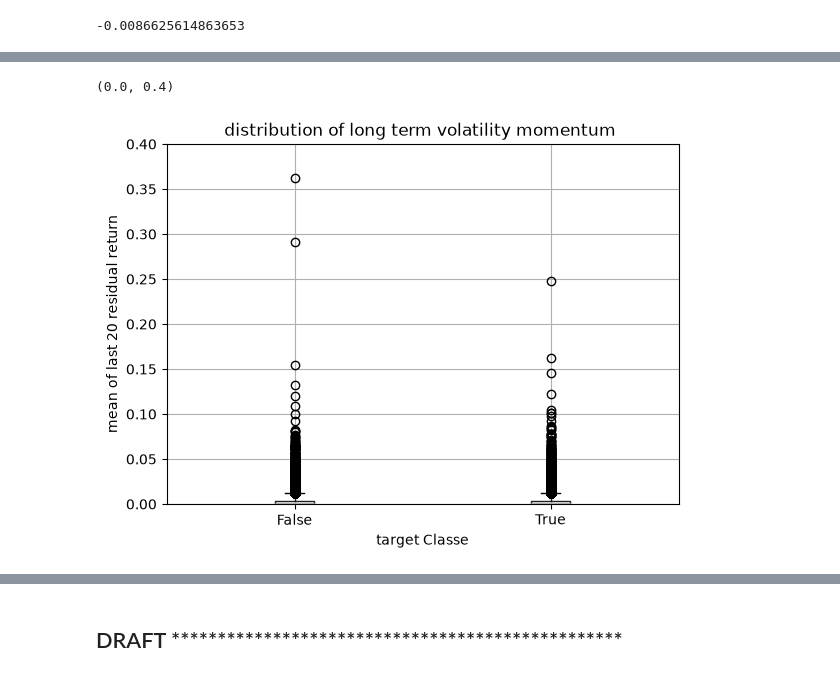
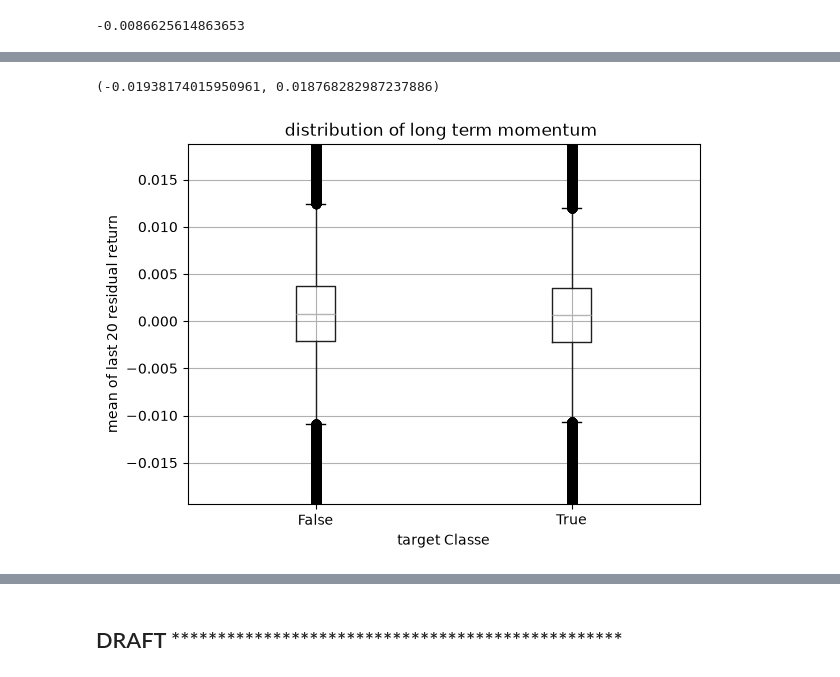
Before and after one commit to AchrafEssaleh/Market-Neutral-Alpha-Prediction, a Jupyter notebook: notebooks/feature_engineering.ipynb, the cells around one changed output, grey strips where cells are left out. Saved outputs shown, nothing was run; the diff lists cells and outputs as text; code cells hidden in the pictures.

Commit message:
feat: short term reversal features and momentum

```diff
--- a/notebooks/feature_engineering.ipynb
+++ b/notebooks/feature_engineering.ipynb
@@ -332,13 +423,15 @@ df_target_mean20.groupby(df_target_mean20["RET"])["RET_mean_20"].aggregate(["cou
 # %%
 df_target_mean20.boxplot(
     column="RET_mean_20",
     by="RET"
 )
 plt.xlabel(" target Classe ")
 plt.ylabel("mean of last 20 residual return")
-plt.title("distribution of long term volatility momentum ")
+plt.title("distribution of long term momentum ")
 plt.suptitle("")
-plt.ylim(0,0.4)
+#plt.ylim(0,0.4)
+upper,lower=df_target_mean20["RET_mean_20"].quantile([0.01,0.99])
+plt.ylim(upper,lower)
 # %% [output]
-(0.0, 0.4)
+(-0.01938174015950961, 0.018768282987237886)
-[figure, old version]
+[figure, new version]
```
Also changed, not shown: parts of 37 cells of this notebook.
